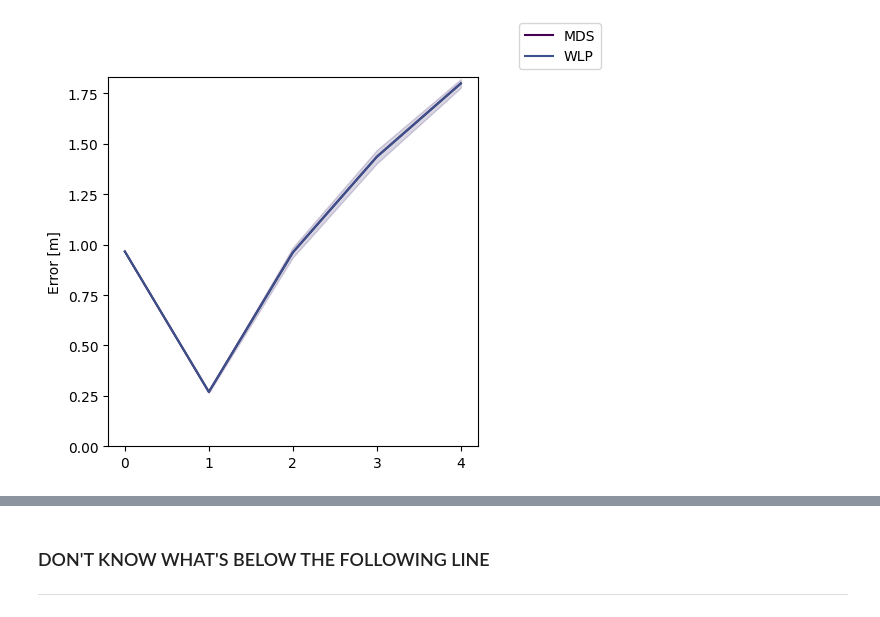
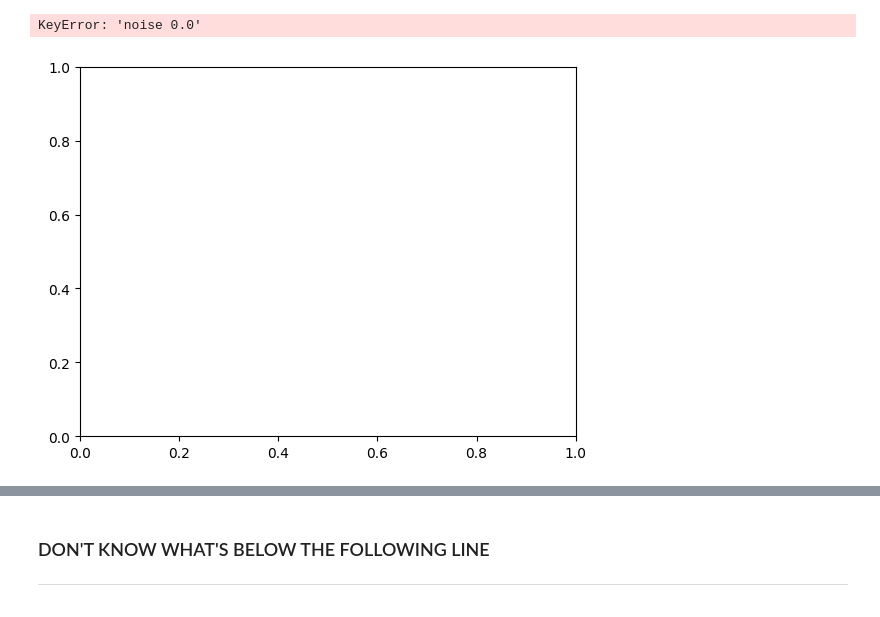
Before and after one commit to oselin/drone-pose-estimation, a Jupyter notebook: src/iq_sim/scripts/data_reader.ipynb, the cells around one changed output, grey strips where cells are left out. Saved outputs shown, nothing was run; the diff lists cells and outputs as text; code cells hidden in the pictures.

```diff
--- a/src/iq_sim/scripts/data_reader.ipynb
+++ b/src/iq_sim/scripts/data_reader.ipynb
@@ -21,10 +21,10 @@ PACKAGE_NAME = "iq_sim"
 FOLDER_NAME = 'data'
 
 # the following values can be extracted dynamically, but setting them is easier
-TESTED_NOISE = ['noise 0.0', 'noise 0.2']
-N_RUN = 3
-N_DRONES = 3
-N_ITERATION = 5
+TESTED_NOISE = ['noise 0.1', 'noise 0.2']
+N_RUN = 1
+N_DRONES = 5
+N_ITERATION = 30
 
 
 IN_PROJECT = True
@@ -107,12 +107,13 @@ print(data)
 # %%
 fig, ax = plt.subplots(N_DRONES, len(TESTED_NOISE), figsize=(15, 18))
-colors = cm.viridis(np.linspace(0, 1, 5))
 
 y_max = 0.0
 
 for j, noise in enumerate(TESTED_NOISE):
     ax[0, j].set_title(noise, y=1.05)
-
+    # ax[0,0].legend([
+    #     'MDS','WLP'
+    # ])
     for i in range(N_DRONES):
 
         mds_errors = np.zeros((N_RUN, N_ITERATION))
@@ -148,14 +149,14 @@ for j, noise in enumerate(TESTED_NOISE):
             range(len(mds_mean)),
             mds_mean,
             label="MDS",
-            c=colors[0]
+            c='C0'
         )
         ax[i, j].fill_between(
             range(len(mds_mean)),
             mds_mean - mds_std,
             mds_mean + mds_std,
             alpha=0.1,
-            color=colors[0]
+            color='C0'
         )
 
         # Plot WLP performances
@@ -163,14 +164,14 @@ for j, noise in enumerate(TESTED_NOISE):
             range(len(wlp_mean)),
             wlp_mean,
             label="WLP",
-            c=colors[1]
+            color='C1'
         )
         ax[i, j].fill_between(
             range(len(wlp_mean)),
             wlp_mean - wlp_std,
             wlp_mean + wlp_std,
             alpha=0.1,
-            color=colors[1]
+            color='C1'
         )
         ax[i, j].set_box_aspect(1)
 
@@ -179,7 +180,6 @@ for i in range(N_DRONES):
         ax[i, j].set_ylim(0,y_max)
 
 fig.legend(
-    ["MDS", "MDS std", "WLP", "WLP std"],
     loc='upper center',
     ncol=1,
     fontsize=18,
@@ -230,36 +230,37 @@ def plot_single(drone_index, noise):
         range(len(mds_mean)),
         mds_mean,
         label="MDS",
-        c=colors[0]
+        color='C0'
     )
     ax_single.fill_between(
         range(len(mds_mean)),
         mds_mean - mds_std,
         mds_mean + mds_std,
         alpha=0.1,
-        color=colors[0]
+        color='C0'
     )
 
     # Plot WLP performances
     ax_single.plot(
         range(len(wlp_mean)),
-        mds_mean,
+        wlp_mean,
         label="WLP",
-        c=colors[1]
+        color='C1'
     )
     ax_single.fill_between(
         range(len(wlp_mean)),
         wlp_mean - wlp_std,
         wlp_mean + wlp_std,
         alpha=0.1,
-        color=colors[1]
+        color='C1'
     )
     ax_single.set_box_aspect(1)
 
     fig_single.legend()
 
     plt.show()
 
 plot_single(2, "noise 0.0")
 # %% [output]
+KeyError: 'noise 0.0'
-[figure, old version]
+[figure, new version]
```
Also changed, not shown: parts of 4 cells of this notebook, 3 other files.
